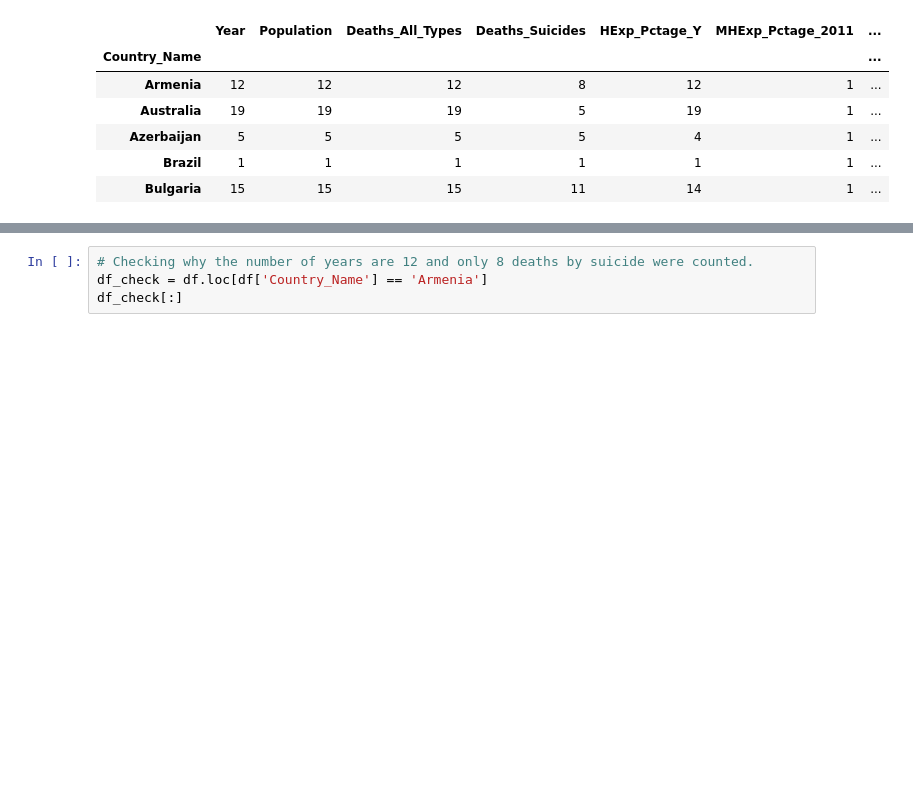
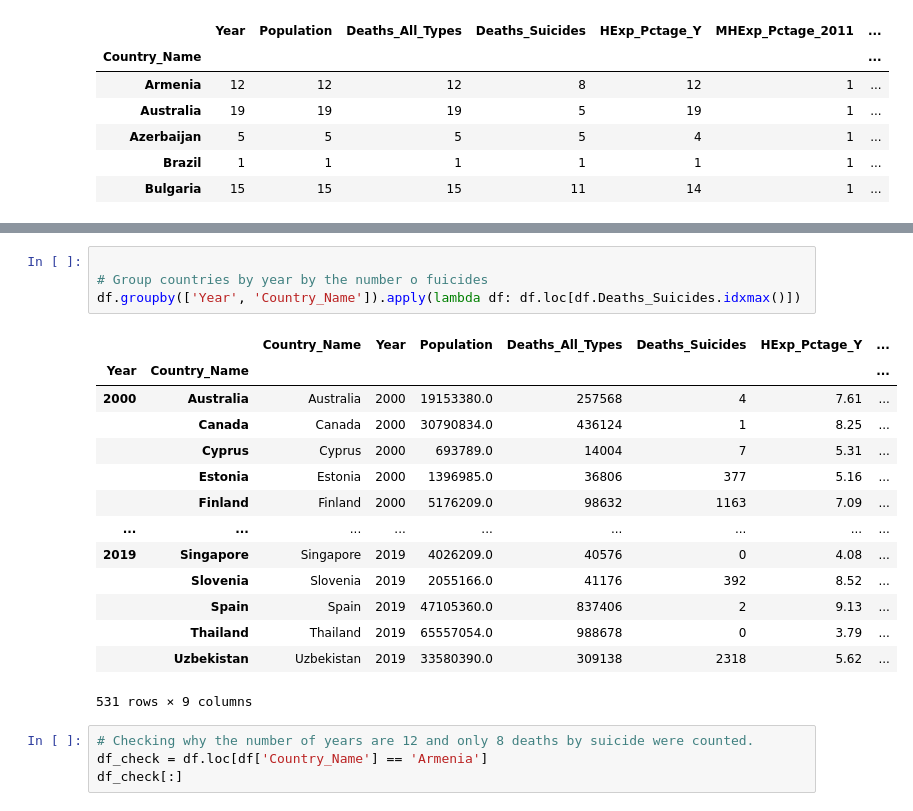
Before and after one commit to erickbezerra/VScode, a Jupyter notebook: Projects/DBexploring/WHO_MHE/WHO_MHExp_and_Deaths.ipynb, the cells around one changed output, grey strips where cells are left out. Saved outputs shown, nothing was run; the diff lists cells and outputs as text; blank space fills up the shorter version.

```diff
--- a/Projects/DBexploring/WHO_MHE/WHO_MHExp_and_Deaths.ipynb
+++ b/Projects/DBexploring/WHO_MHE/WHO_MHExp_and_Deaths.ipynb
@@ -236,3 +273,22 @@ unique_countries.head()
+# %%
+
+# Group countries by year by the number o fuicides
+df.groupby(['Year', 'Country_Name']).apply(lambda df: df.loc[df.Deaths_Suicides.idxmax()])
+# %% [output]
+|  |  | Country_Name | Year | Population | Deaths_All_Types | Deaths_Suicides | HExp_Pctage_Y | ... |
+| Year | Country_Name |  |  |  |  |  |  | ... |
+| 2000 | Australia | Australia | 2000 | 19153380.0 | 257568 | 4 | 7.61 | ... |
+|  | Canada | Canada | 2000 | 30790834.0 | 436124 | 1 | 8.25 | ... |
+|  | Cyprus | Cyprus | 2000 | 693789.0 | 14004 | 7 | 5.31 | ... |
+|  | Estonia | Estonia | 2000 | 1396985.0 | 36806 | 377 | 5.16 | ... |
+|  | Finland | Finland | 2000 | 5176209.0 | 98632 | 1163 | 7.09 | ... |
+| ... | ... | ... | ... | ... | ... | ... | ... | ... |
+| 2019 | Singapore | Singapore | 2019 | 4026209.0 | 40576 | 0 | 4.08 | ... |
+|  | Slovenia | Slovenia | 2019 | 2055166.0 | 41176 | 392 | 8.52 | ... |
+|  | Spain | Spain | 2019 | 47105360.0 | 837406 | 2 | 9.13 | ... |
+|  | Thailand | Thailand | 2019 | 65557054.0 | 988678 | 0 | 3.79 | ... |
+|  | Uzbekistan | Uzbekistan | 2019 | 33580390.0 | 309138 | 2318 | 5.62 | ... |
+531 rows × 9 columns
 # %%
 # Checking why the number of years are 12 and only 8 deaths by suicide were counted.
 df_check = df.loc[df['Country_Name'] == 'Armenia']
```
Also changed, not shown: parts of 5 cells of this notebook.
